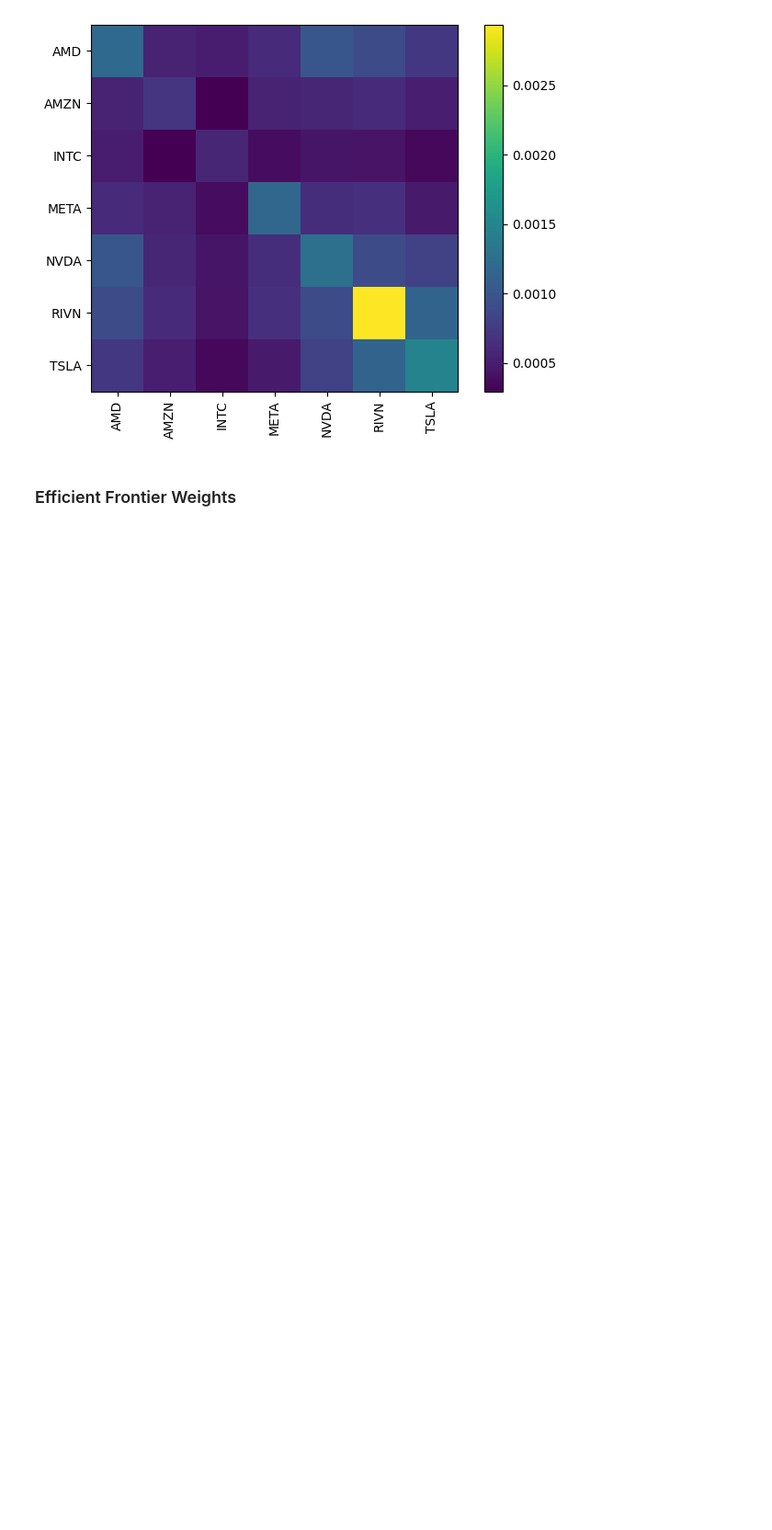
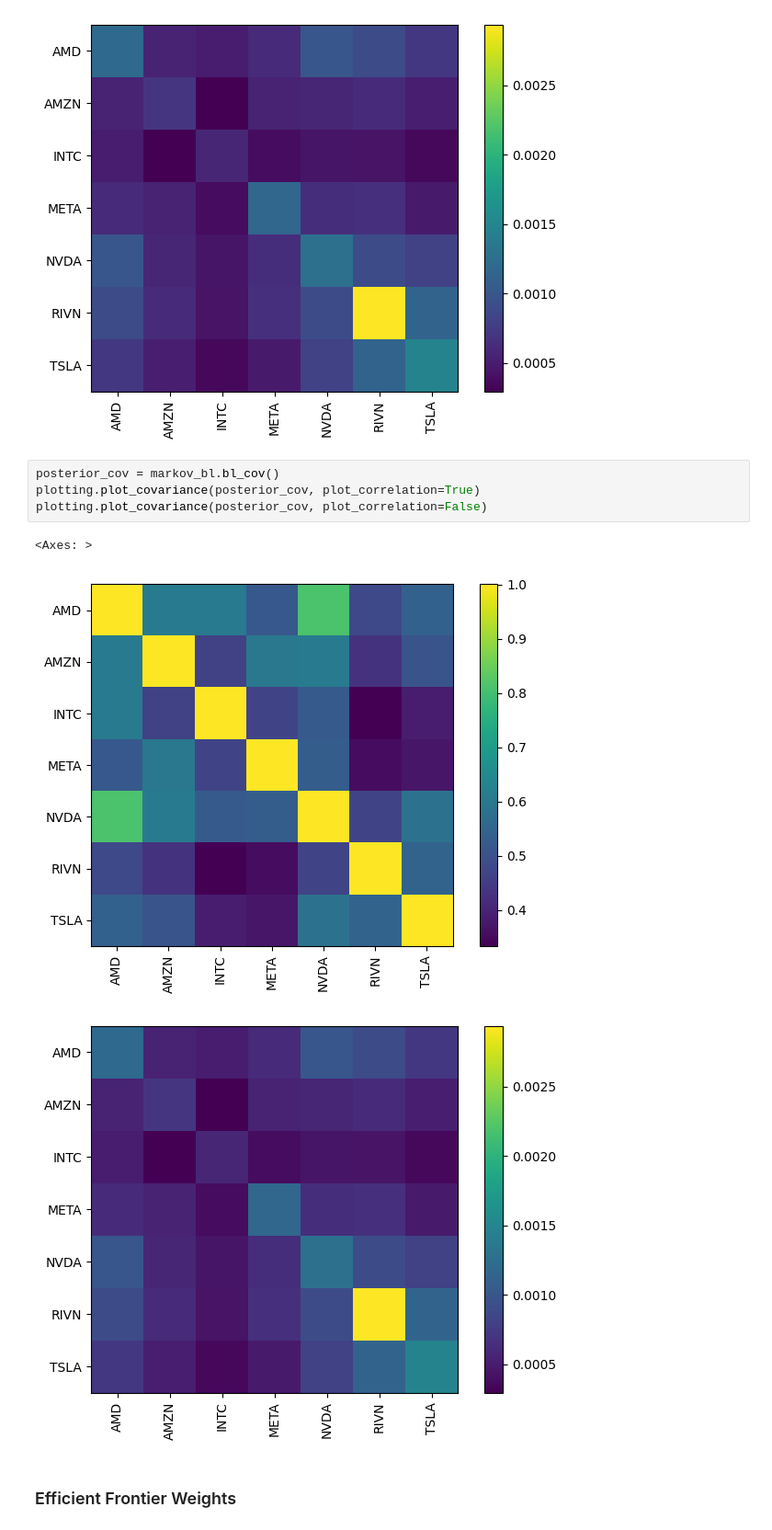
Before and after one commit to chantalmaskell/Black_Litterman_Portfolio_Optimisation, a Jupyter notebook: In_Progress/markov_switching_BL.ipynb, the cells around one changed output. Shown: that part at 92% size. Drawn from its saved outputs; the diff is of its cells as text; blank space fills up the shorter version.

```diff
--- a/In_Progress/markov_switching_BL.ipynb
+++ b/In_Progress/markov_switching_BL.ipynb
@@ -351,5 +376,13 @@ plotting.plot_covariance(posterior_cov)
 <Axes: >
 [figure]
 [figure]
+# %%
+posterior_cov = markov_bl.bl_cov()
+plotting.plot_covariance(posterior_cov, plot_correlation=True)
+plotting.plot_covariance(posterior_cov, plot_correlation=False)
+# %% [output]
+<Axes: >
+[figure, added]
+[figure, added]
 # %% [markdown]
 ### Efficient Frontier Weights
```
Also changed, not shown: parts of 28 cells of this notebook.
